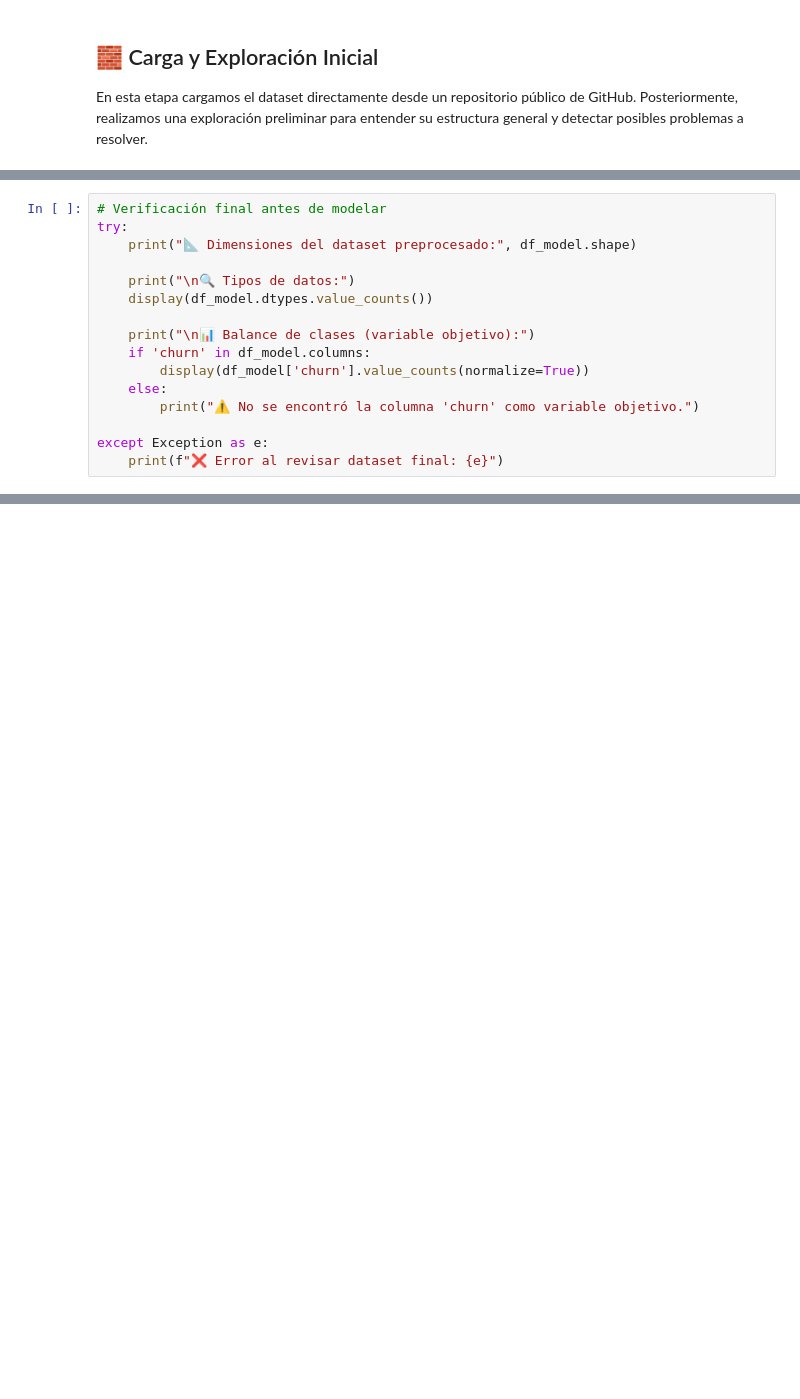
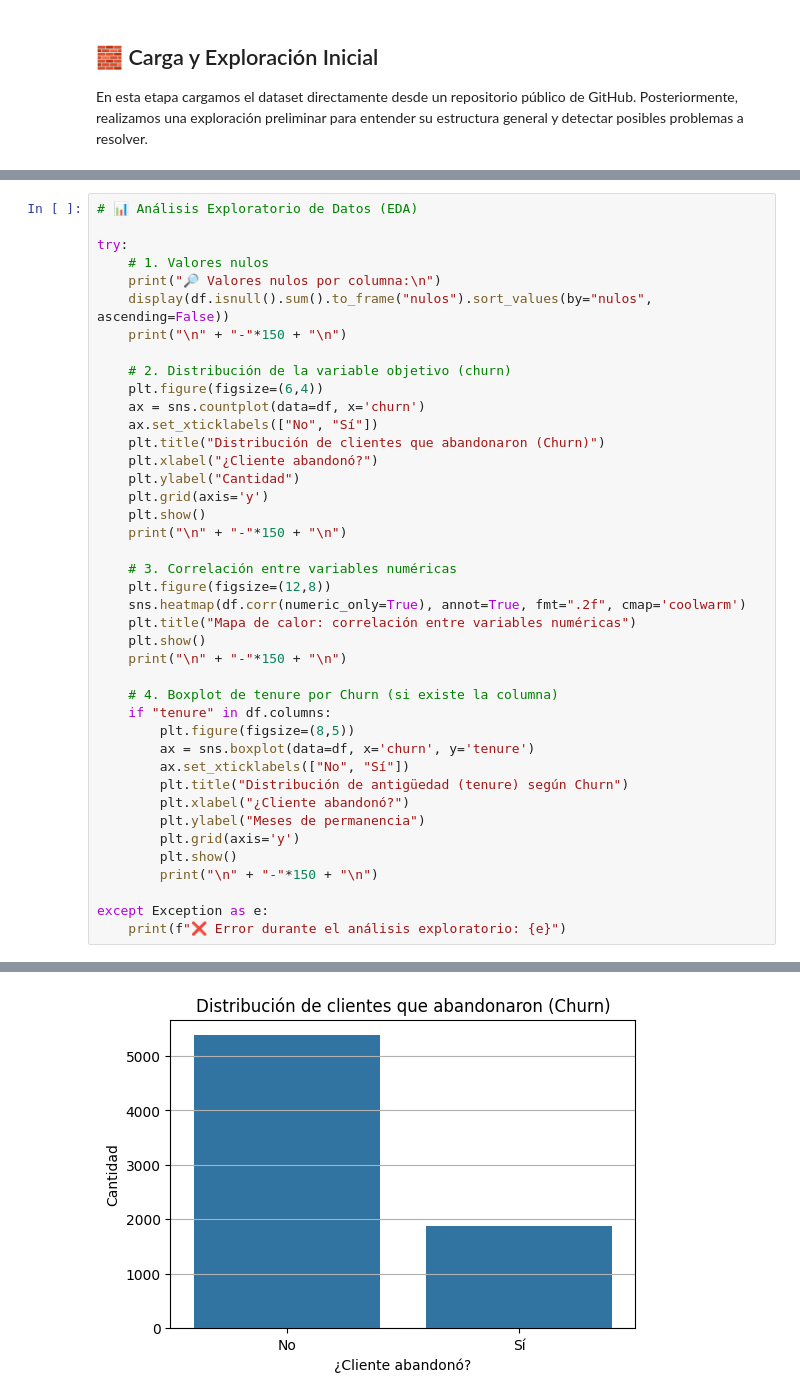
Before and after one commit to PamelaOrmeno/TelecomX_parte2_Latam, a Jupyter notebook: TelecomX_parte2_Latam.ipynb, the cells around one changed output, grey strips where cells are left out. Drawn from its saved outputs; the diff is of its cells as text; blank space fills up the shorter version.

```diff
--- a/TelecomX_parte2_Latam.ipynb
+++ b/TelecomX_parte2_Latam.ipynb
@@ -162,16 +124,0 @@ Antes de dividir los datos para el entrenamiento, hacemos una revisión rápida
-# %%
-# Verificación final antes de modelar
-try:
-    print("📐 Dimensiones del dataset preprocesado:", df_model.shape)
-
-    print("\n🔍 Tipos de datos:")
-    display(df_model.dtypes.value_counts())
-
-    print("\n📊 Balance de clases (variable objetivo):")
-    if 'churn' in df_model.columns:
-        display(df_model['churn'].value_counts(normalize=True))
-    else:
-        print("⚠️ No se encontró la columna 'churn' como variable objetivo.")
-
-except Exception as e:
-    print(f"❌ Error al revisar dataset final: {e}")
@@ -193,0 +129,42 @@ dtype: float64
+# %%
+# 📊 Análisis Exploratorio de Datos (EDA)
+
+try:
+    # 1. Valores nulos
+    print("🔎 Valores nulos por columna:\n")
+    display(df.isnull().sum().to_frame("nulos").sort_values(by="nulos", ascending=False))
+    print("\n" + "-"*150 + "\n")
+
+    # 2. Distribución de la variable objetivo (churn)
+    plt.figure(figsize=(6,4))
+    ax = sns.countplot(data=df, x='churn')
+    ax.set_xticklabels(["No", "Sí"])
+    plt.title("Distribución de clientes que abandonaron (Churn)")
+    plt.xlabel("¿Cliente abandonó?")
+    plt.ylabel("Cantidad")
+    plt.grid(axis='y')
+    plt.show()
+    print("\n" + "-"*150 + "\n")
+
+    # 3. Correlación entre variables numéricas
+    plt.figure(figsize=(12,8))
+    sns.heatmap(df.corr(numeric_only=True), annot=True, fmt=".2f", cmap='coolwarm')
+    plt.title("Mapa de calor: correlación entre variables numéricas")
+    plt.show()
+    print("\n" + "-"*150 + "\n")
+
+    # 4. Boxplot de tenure por Churn (si existe la columna)
+    if "tenure" in df.columns:
+        plt.figure(figsize=(8,5))
+        ax = sns.boxplot(data=df, x='churn', y='tenure')
+        ax.set_xticklabels(["No", "Sí"])
+        plt.title("Distribución de antigüedad (tenure) según Churn")
+        plt.xlabel("¿Cliente abandonó?")
+        plt.ylabel("Meses de permanencia")
+        plt.grid(axis='y')
+        plt.show()
+        print("\n" + "-"*150 + "\n")
+
+except Exception as e:
+    print(f"❌ Error durante el análisis exploratorio: {e}")
+# %% [output]
@@ -193,0 +190 @@ dtype: float64
+[figure, added]
```
Also changed, not shown: parts of 20 cells of this notebook.
